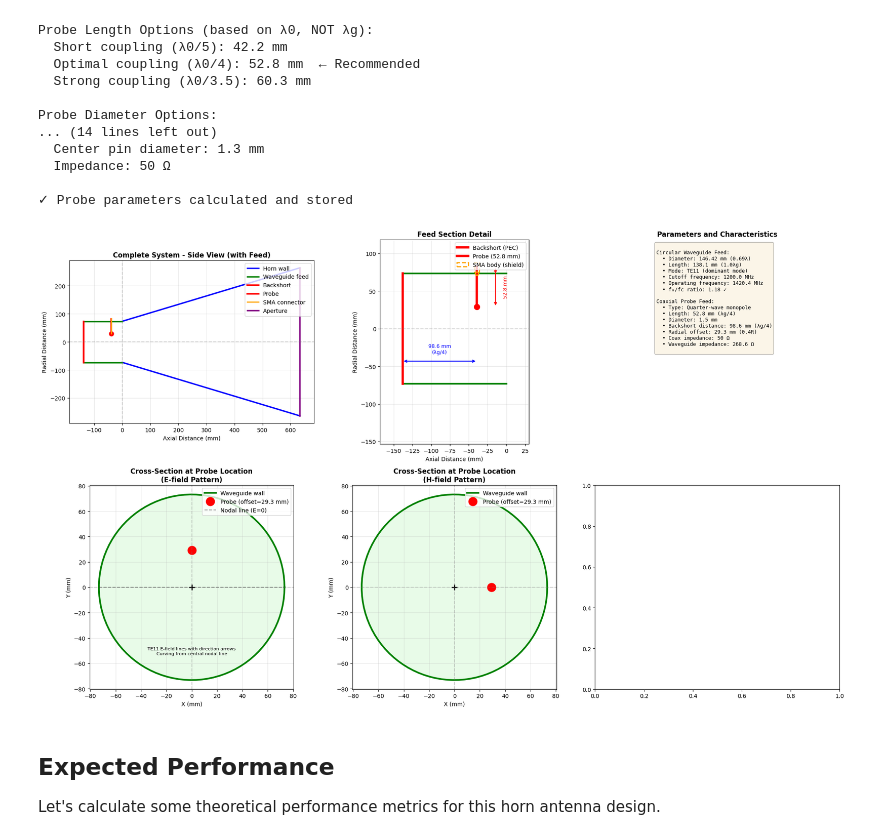
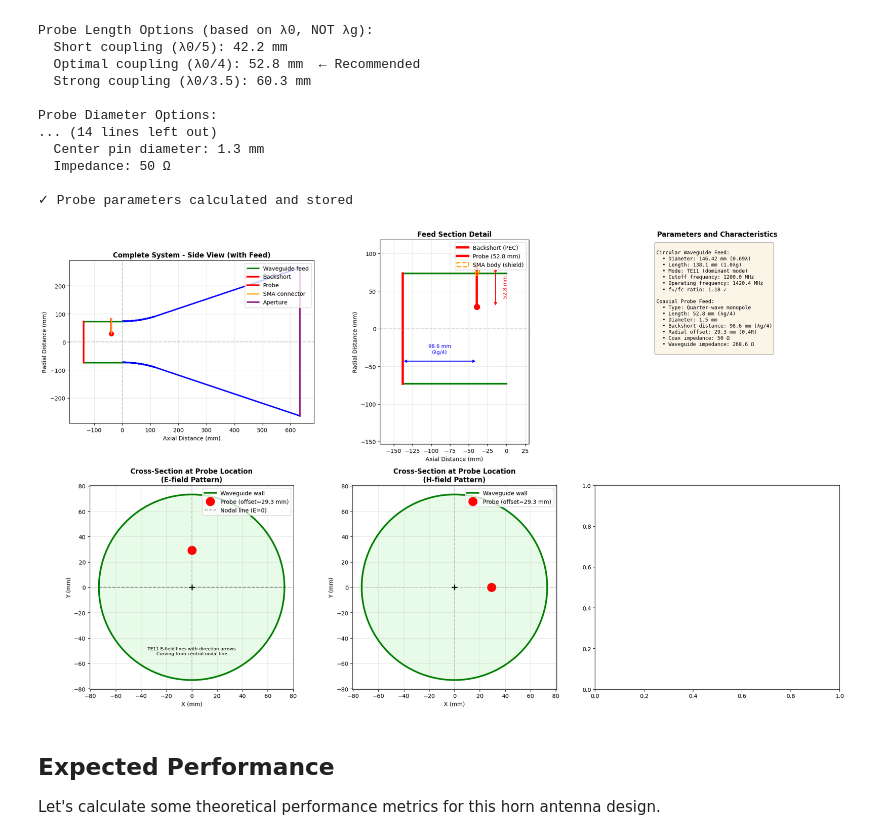
Before and after one commit to RainbowCache/hydrogen-line-horn-antenna, a Jupyter notebook: horn_antenna_design.ipynb, the cells around one changed output. Cells and saved outputs as stored; diff of their text form; code cells hidden in the pictures.

```diff
--- a/horn_antenna_design.ipynb
+++ b/horn_antenna_design.ipynb
@@ -103,10 +133,16 @@ ax1.set_xlabel('Axial Distance (mm)')
 ax1.set_ylabel('Radial Distance (mm)')
 
 # Draw conical horn outline
-ax1.plot([0, horn_length_meters*1e3], [waveguide_diameter_meters/2 * 1e3, aperture_diameter_meters/2 * 1e3], 'y-', linewidth=2.5, label='Upper wall')
-ax1.plot([0, horn_length_meters*1e3], [-waveguide_diameter_meters/2 * 1e3, -aperture_diameter_meters/2 * 1e3], 'y-', linewidth=2.5, label='Lower wall')
-ax1.plot([0, 0], [-waveguide_diameter_meters/2 * 1e3, waveguide_diameter_meters/2 * 1e3], 'r--', linewidth=2.5, label='Waveguide')
-ax1.plot([horn_length_meters*1e3, horn_length_meters*1e3], [-aperture_diameter_meters/2 * 1e3, aperture_diameter_meters/2 * 1e3], 'g-', linewidth=2.5, label='Aperture')
+for i in range(len(horn_profile_xy_mm) - 1):
+    horn_x = horn_profile_xy_mm[i][0]
+    horn_y = horn_profile_xy_mm[i][1]
+    horn_x_next = horn_profile_xy_mm[i + 1][0]
+    horn_y_next = horn_profile_xy_mm[i + 1][1]
+    ax1.plot([horn_x, horn_x_next], [horn_y, horn_y_next], 'y-', linewidth=2.5)
+    ax1.plot([horn_x, horn_x_next], [-horn_y, -horn_y_next], 'y-', linewidth=2.5)
+
+ax1.plot([0, 0], [-waveguide_diameter_mm/2, waveguide_diameter_mm/2], 'r--', linewidth=2.5, label='Waveguide')
+ax1.plot([horn_length_mm, horn_length_mm], [-aperture_diameter_mm/2, aperture_diameter_mm/2], 'g-', linewidth=2.5, label='Aperture')
 
 ax1.axhline(y=0, color='gray', linestyle='--', alpha=0.5)
 ax1.axvline(x=0, color='gray', linestyle='--', alpha=0.3)
@@ -387,10 +423,18 @@ ax1.set_xlabel('Axial Distance (mm)')
 ax1.set_ylabel('Radial Distance (mm)')
 
 # Horn outline
-ax1.plot([0, horn_length_meters*1e3], [waveguide_diameter_meters/2 * 1e3, aperture_diameter_meters/2 * 1e3],
-         'b-', linewidth=2.5, label='Horn wall')
-ax1.plot([0, horn_length_meters*1e3], [-waveguide_diameter_meters/2 * 1e3, -aperture_diameter_meters/2 * 1e3],
-         'b-', linewidth=2.5)
+#ax1.plot([0, horn_length_meters*1e3], [waveguide_diameter_meters/2 * 1e3, aperture_diameter_meters/2 * 1e3],
+#         'b-', linewidth=2.5, label='Horn wall')
+#ax1.plot([0, horn_length_meters*1e3], [-waveguide_diameter_meters/2 * 1e3, -aperture_diameter_meters/2 * 1e3],
+#         'b-', linewidth=2.5)
+
+for i in range(len(horn_profile_xy_mm) - 1):
+    horn_x = horn_profile_xy_mm[i][0]
+    horn_y = horn_profile_xy_mm[i][1]
+    horn_x_next = horn_profile_xy_mm[i + 1][0]
+    horn_y_next = horn_profile_xy_mm[i + 1][1]
+    ax1.plot([horn_x, horn_x_next], [horn_y, horn_y_next], 'b-', linewidth=2.5)
+    ax1.plot([horn_x, horn_x_next], [-horn_y, -horn_y_next], 'b-', linewidth=2.5)
 
 # Waveguide feed section (extends behind horn)
 feed_start = -waveguide_length_meters*1e3
@@ -561,34 +605,34 @@ ax4 = axes[0, 2]
 ax4.set_title('Parameters and Characteristics', fontsize=12, fontweight='bold')
 ax4.axis('off')
 
 # Text description
 info_text = f"""
 Circular Waveguide Feed:
   • Diameter: {waveguide_diameter_meters*1000:.2f} mm ({waveguide_diameter_meters/target_center_frequency_wavelength_meters:.2f}λ)
   • Length: {waveguide_length_meters*1000:.1f} mm (1.0λg)
   • Mode: TE11 (dominant mode)
   • Cutoff frequency: {cutoff_frequency/1e6:.1f} MHz
   • Operating frequency: {target_center_frequency_hz/1e6:.1f} MHz
   • f₀/fc ratio: {target_center_frequency_hz/cutoff_frequency:.2f} ✓
 
 Coaxial Probe Feed:
   • Type: Quarter-wave monopole
   • Length: {probe_length_meters*1e3:.1f} mm (λg/4)
   • Diameter: {probe_diameter_typ*1e3:.1f} mm
   • Backshort distance: {backshort_distance*1e3:.1f} mm (λg/4)
   • Radial offset: {probe_offset*1e3:.1f} mm (0.4R)
   • Coax impedance: 50 Ω
   • Waveguide impedance: {Z_waveguide:.1f} Ω
 """
 
 ax4.text(0.25, 0.98, info_text, transform=ax4.transAxes,
          fontsize=9, verticalalignment='top', horizontalalignment='left', family='monospace',
          bbox=dict(boxstyle='round', facecolor='wheat', alpha=0.3))
 
 plt.tight_layout()
 plt.show()
 # %% [output]
-[figure, old version]
+[figure, new version]
 # %% [markdown]
 ## Expected Performance
 
```
Also changed, not shown: parts of 10 cells of this notebook.
